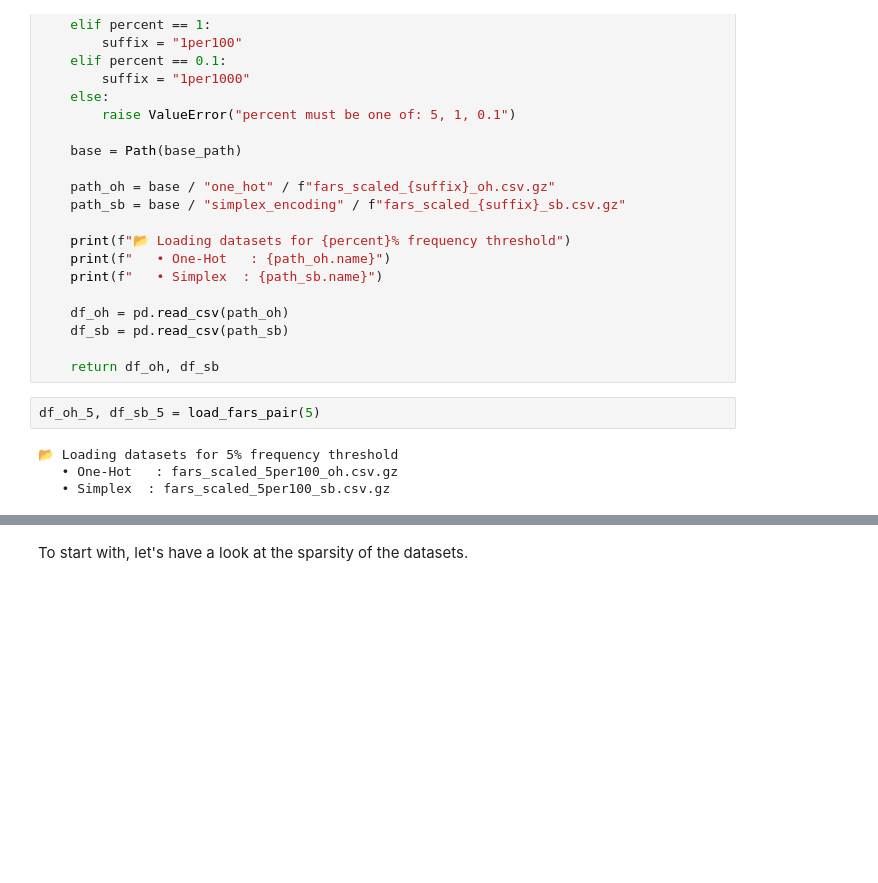
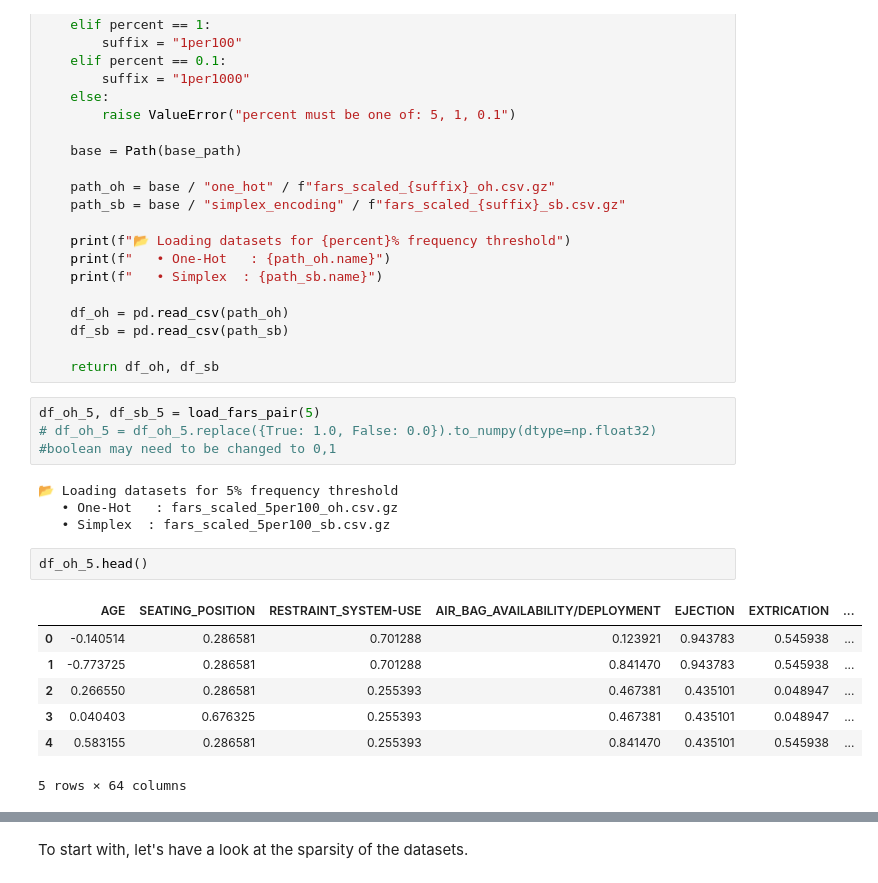
Before and after one commit to benicio-daniel/SOS_Assignment_3, a Jupyter notebook: src/MainNB.ipynb, the cells around one changed output, grey strips where cells are left out. Saved outputs shown, nothing was run; the diff lists cells and outputs as text; blank space fills up the shorter version.

```diff
--- a/src/MainNB.ipynb
+++ b/src/MainNB.ipynb
@@ -1073,7 +1076,18 @@ def load_fars_pair(percent: float, base_path: str = "../data") -> Tuple[pd.DataF
     return df_oh, df_sb
 # %%
 df_oh_5, df_sb_5 = load_fars_pair(5)
+# df_oh_5 = df_oh_5.replace({True: 1.0, False: 0.0}).to_numpy(dtype=np.float32) #boolean may need to be changed to 0,1
 # %% [output]
 📂 Loading datasets for 5% frequency threshold
    • One-Hot   : fars_scaled_5per100_oh.csv.gz
    • Simplex  : fars_scaled_5per100_sb.csv.gz
+# %%
+df_oh_5.head()
+# %% [output]
+|  | AGE | SEATING_POSITION | RESTRAINT_SYSTEM-USE | AIR_BAG_AVAILABILITY/DEPLOYMENT | EJECTION | EXTRICATION | ... |
+| 0 | -0.140514 | 0.286581 | 0.701288 | 0.123921 | 0.943783 | 0.545938 | ... |
+| 1 | -0.773725 | 0.286581 | 0.701288 | 0.841470 | 0.943783 | 0.545938 | ... |
+| 2 | 0.266550 | 0.286581 | 0.255393 | 0.467381 | 0.435101 | 0.048947 | ... |
+| 3 | 0.040403 | 0.676325 | 0.255393 | 0.467381 | 0.435101 | 0.048947 | ... |
+| 4 | 0.583155 | 0.286581 | 0.255393 | 0.841470 | 0.435101 | 0.545938 | ... |
+5 rows × 64 columns
```
Also changed, not shown: parts of 8 cells of this notebook, 1 other file.
